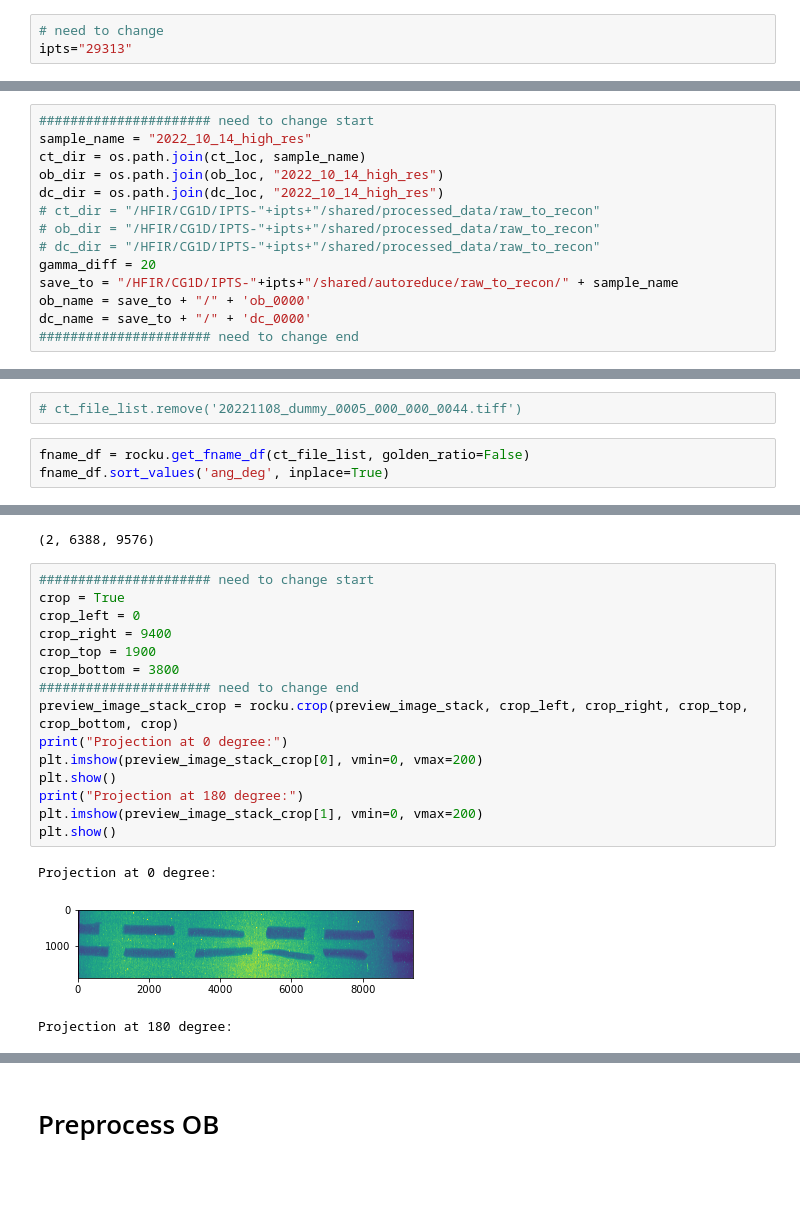
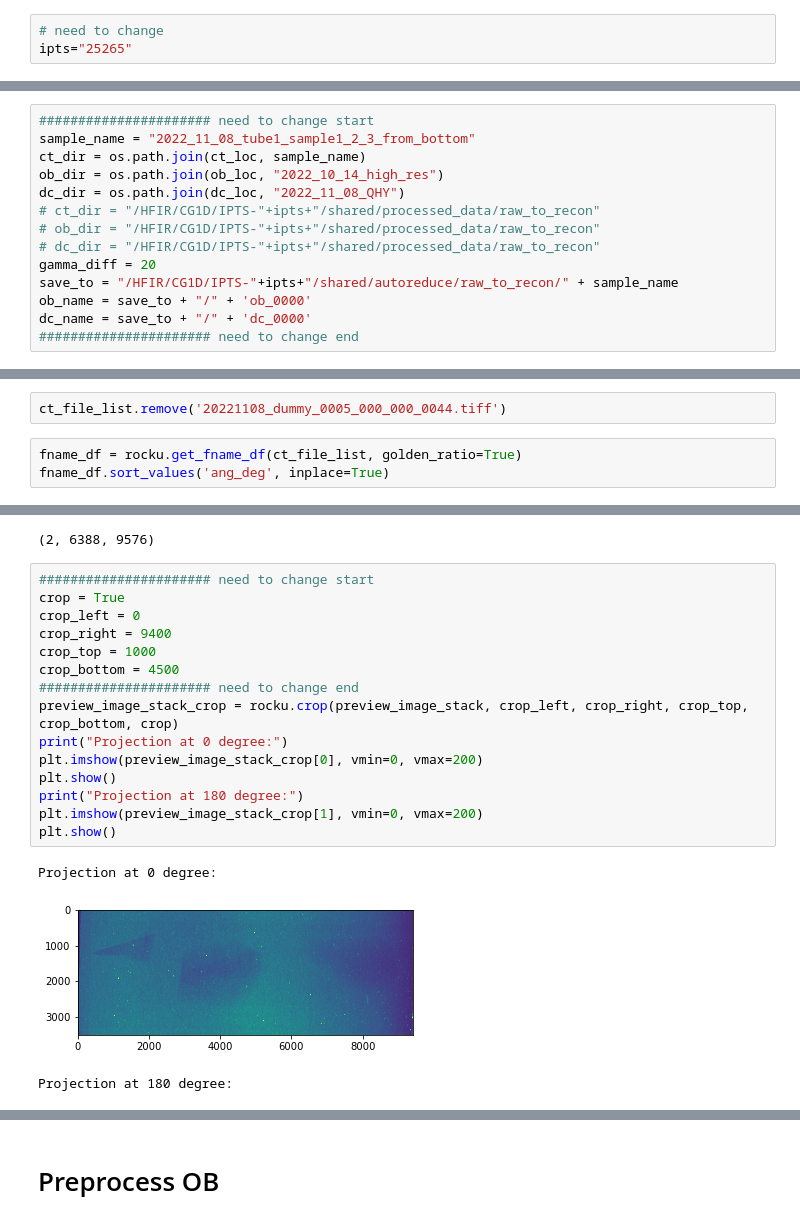
Before and after one commit to zhangy6x/research_stuff, a Jupyter notebook: jupyter_notebooks/norm_recon/preprocess_high_res_files_master.ipynb, the cells around one changed output, grey strips where cells are left out. Cells and saved outputs as stored; diff of their text form; blank space fills up the shorter version.

```diff
--- a/jupyter_notebooks/norm_recon/preprocess_high_res_files_master.ipynb
+++ b/jupyter_notebooks/norm_recon/preprocess_high_res_files_master.ipynb
@@ -12,7 +12,7 @@ import dxchange
 olefile module not found
 # %%
 # need to change
-ipts="29313"
+ipts="25265"
 # %%
 ct_loc = "/HFIR/CG1D/IPTS-"+ipts+"/raw/ct_scans"
 os.listdir(ct_loc)
@@ -35,9 +31,9 @@ os.listdir(dc_loc)
 # %%
 ###################### need to change start
-sample_name = "2022_10_14_high_res"
+sample_name = "2022_11_08_tube1_sample1_2_3_from_bottom"
 ct_dir = os.path.join(ct_loc, sample_name)
 ob_dir = os.path.join(ob_loc, "2022_10_14_high_res")
-dc_dir = os.path.join(dc_loc, "2022_10_14_high_res")
+dc_dir = os.path.join(dc_loc, "2022_11_08_QHY")
 # ct_dir = "/HFIR/CG1D/IPTS-"+ipts+"/shared/processed_data/raw_to_recon"
 # ob_dir = "/HFIR/CG1D/IPTS-"+ipts+"/shared/processed_data/raw_to_recon"
 # dc_dir = "/HFIR/CG1D/IPTS-"+ipts+"/shared/processed_data/raw_to_recon"
@@ -51,9 +47,9 @@ dc_name = save_to + "/" + 'dc_0000'
 # %%
 ct_file_list = os.listdir(ct_dir)
 # %%
-# ct_file_list.remove('20221108_dummy_0005_000_000_0044.tiff')
+ct_file_list.remove('20221108_dummy_0005_000_000_0044.tiff')
 # %%
-fname_df = rocku.get_fname_df(ct_file_list, golden_ratio=False)
+fname_df = rocku.get_fname_df(ct_file_list, golden_ratio=True)
 fname_df.sort_values('ang_deg', inplace=True)
 # %%
 ang_list = fname_df['ang_deg'].to_list()
@@ -98,19 +98,19 @@ preview_image_stack.shape
 # %%
 ###################### need to change start
 crop = True
 crop_left = 0
 crop_right = 9400
-crop_top = 1900
-crop_bottom = 3800
+crop_top = 1000
+crop_bottom = 4500
 ###################### need to change end
 preview_image_stack_crop = rocku.crop(preview_image_stack, crop_left, crop_right, crop_top, crop_bottom, crop)
 print("Projection at 0 degree:")
 plt.imshow(preview_image_stack_crop[0], vmin=0, vmax=200)
 plt.show()
 print("Projection at 180 degree:")
 plt.imshow(preview_image_stack_crop[1], vmin=0, vmax=200)
 plt.show()
 # %% [output]
 Projection at 0 degree:
-[figure, old version]
+[figure, new version]
 Projection at 180 degree:
```
Also changed, not shown: parts of 10 cells of this notebook.
